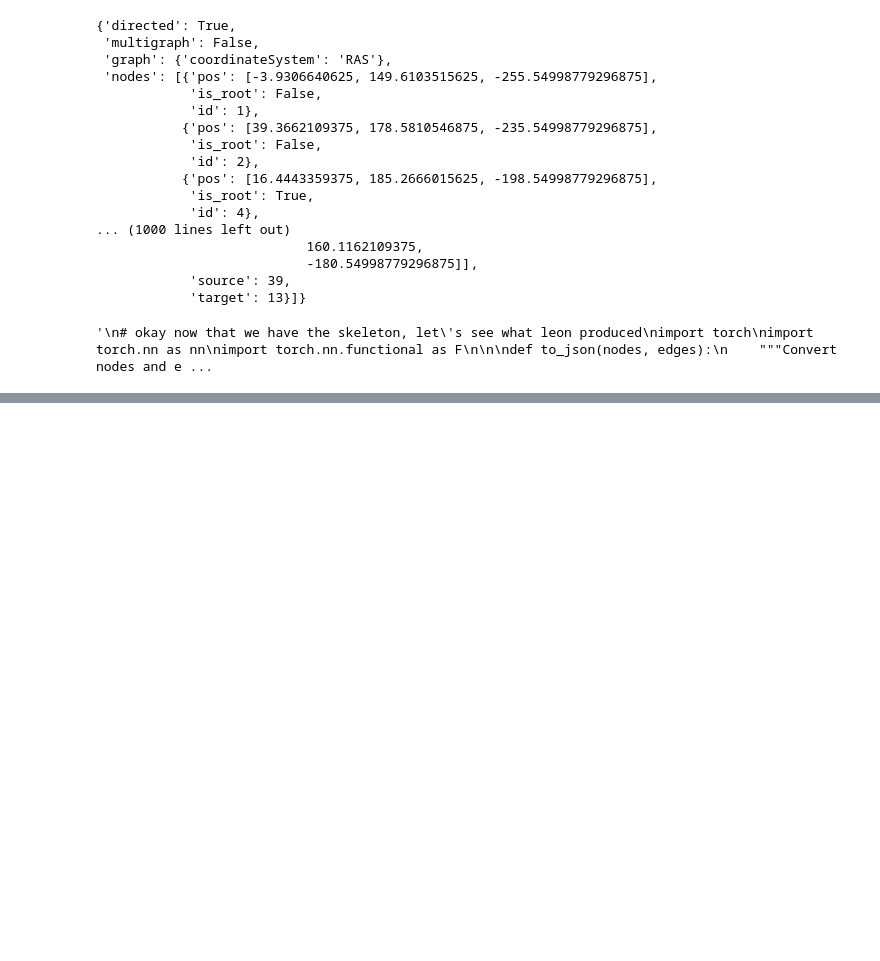
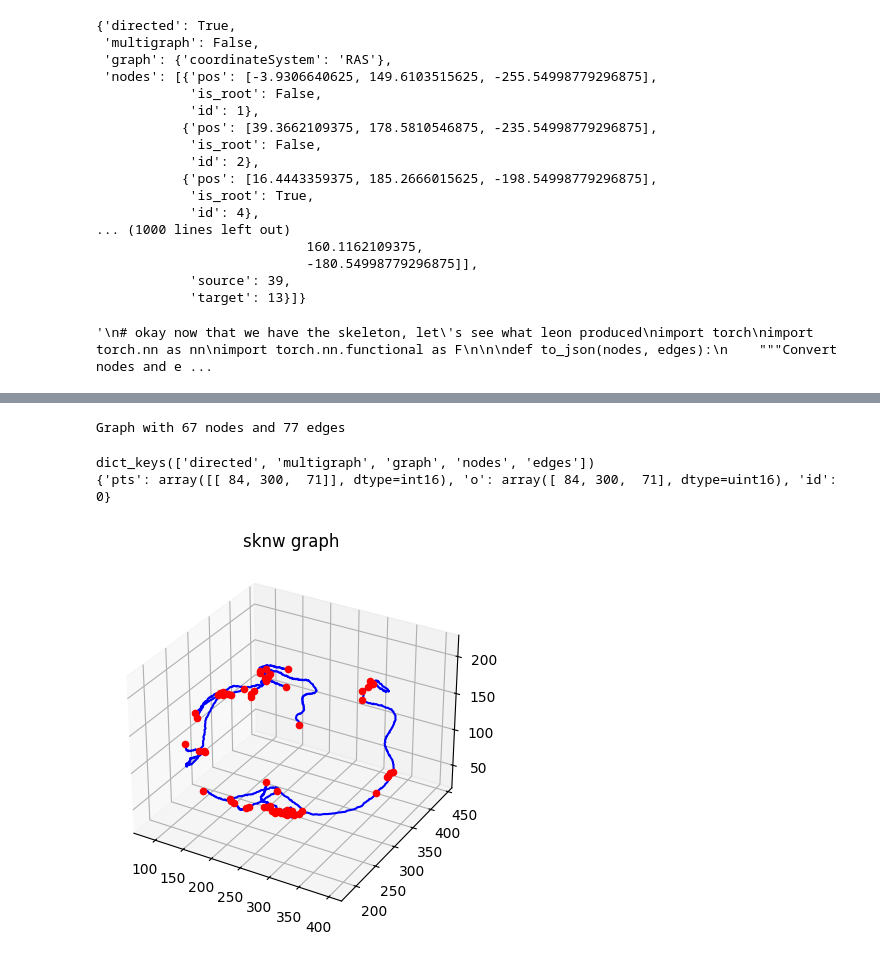
Before and after one commit to philippweinmann/mip_local_unet, a Jupyter notebook: label_graph_viz.ipynb, the cells around one changed output, grey strips where cells are left out. Cells and saved outputs as stored; diff of their text form; code cells hidden in the pictures; blank space fills up the shorter version.

Commit message:
I think we're getting there

```diff
--- a/label_graph_viz.ipynb
+++ b/label_graph_viz.ipynb
@@ -421,0 +448,41 @@ print(data)
+# %%
+# Alright I think I know the issue. it is greating a graph, but with wayy too many nodes. We need to reduce them and add the
+# intermediary points in the "skeletons" parameter like the profs did.
+
+# Let#s try to use a library for that: sknw, https://github.com/Image-Py/sknw
+import sknw
+
+snkw_graph = sknw.build_sknw(skeleton, multi=False, iso=False)
+
+print(snkw_graph)
+# %% [output]
+Graph with 67 nodes and 77 edges
+# %%
+# let#s convert it to json
+snkw_json = nx.node_link_data(snkw_graph, edges="edges")
+print(snkw_json.keys())
+print(snkw_json["nodes"][0])
+# %% [output]
+dict_keys(['directed', 'multigraph', 'graph', 'nodes', 'edges'])
+{'pts': array([[ 84, 300,  71]], dtype=int16), 'o': array([ 84, 300,  71], dtype=uint16), 'id': 0}
+# %%
+# now we plot this graph
+
+def plot_networkx_graph(graph_data, title):
+    plt.figure()
+    ax = plt.subplot(111, projection='3d')
+
+    for node_id in graph_data.nodes:
+        pos = graph_data.nodes[node_id]['pts'][0].tolist()
+        ax.scatter(pos[0], pos[1], pos[2], c='r')
+
+    for (s, e) in graph_data.edges():
+        ps = graph_data[s][e]['pts']
+        ax.plot(ps[:, 0], ps[:, 1], ps[:, 2], c='b')
+
+    plt.title(title)
+    plt.show()
+
+plot_networkx_graph(snkw_graph, title="sknw graph")
+# %% [output]
+[figure, added]
```
Also changed, not shown: parts of 9 cells of this notebook.
